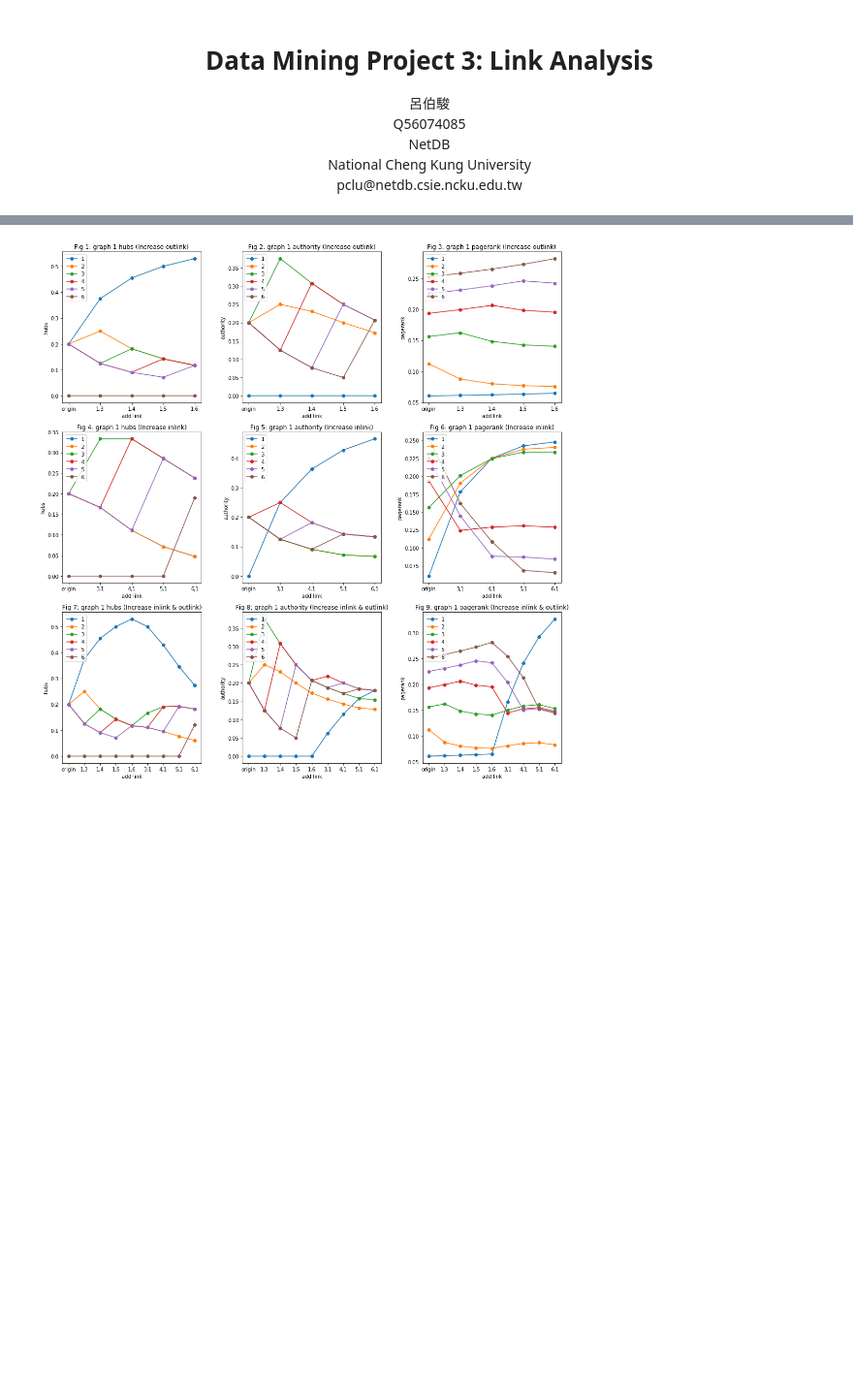
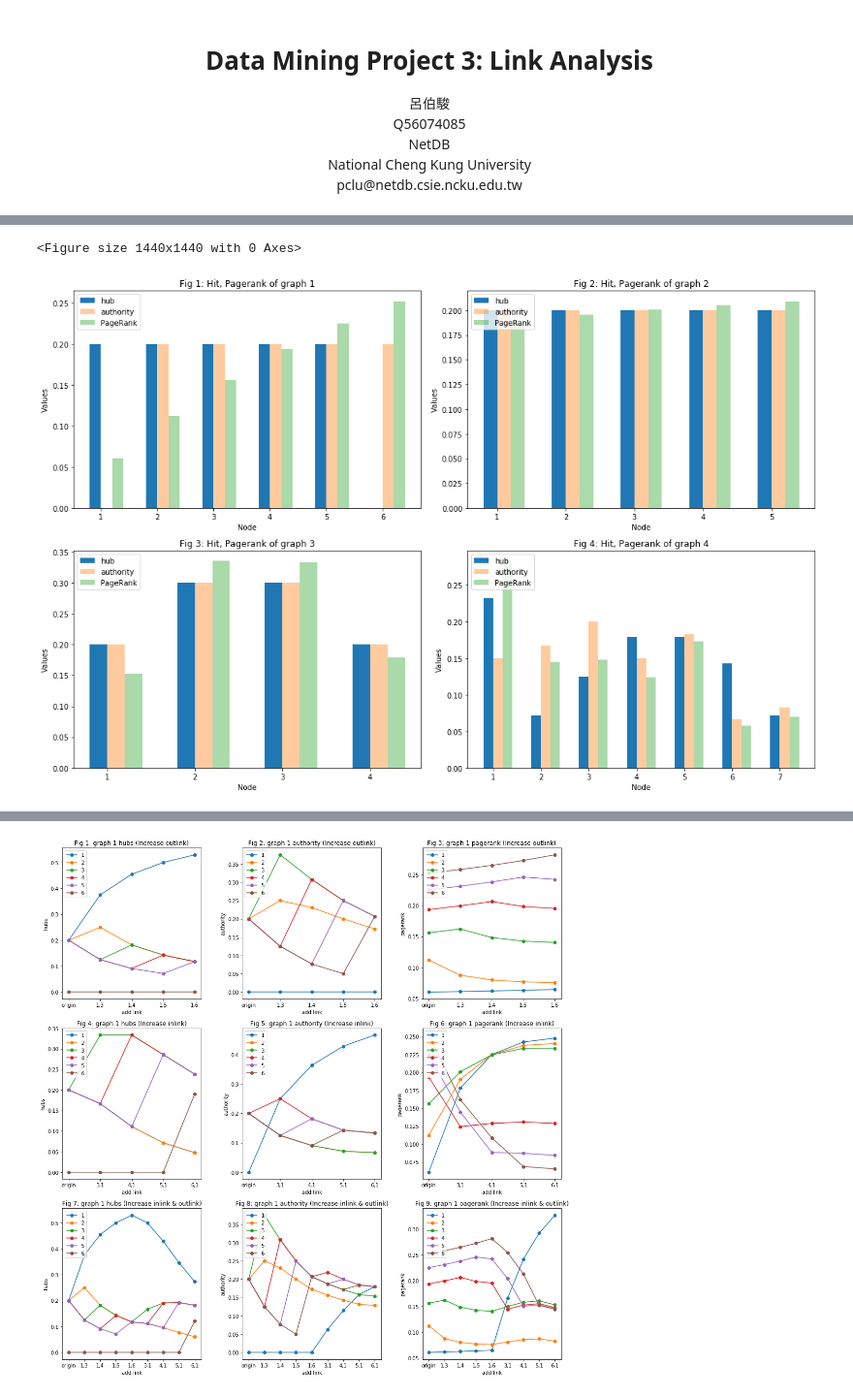
Before and after one commit to Sirius207/Link-Analysis, a Jupyter notebook: Report.ipynb, the cells around one changed output, grey strips where cells are left out. Shown at 97% size. Drawn from its saved outputs; the diff is of its cells as text; code cells hidden in the pictures; blank space fills up the shorter version.

Commit message:
add basic results of graph 1~4 in report

```diff
--- a/Report.ipynb
+++ b/Report.ipynb
@@ -46 +66,57 @@
+# %%
+%matplotlib inline
+import pandas as pd
+import matplotlib.pyplot as plt
+
+plt.figure(figsize=(20, 20))
+def show_basic_results(graph_id, labels, title, ax):
+    legends = ['hub', 'authority', 'PageRank']
+
+    base_path = 'exp/graph_' + str(graph_id)
+    result = pd.read_csv(base_path + '/origin.csv')
+
+    x = result['node']
+    y_1 = result['hubs']
+    y_2 = result['authorities']
+    y_3 = result['pagerank']
+
+    bar_width = 0.2
+    opacity = 0.4
+    ax.bar(x, y_1, bar_width, label='hub')
+    ax.bar(x + bar_width, y_2, bar_width, alpha=opacity, label='authority')
+    ax.bar(x + bar_width*2, y_3, bar_width, alpha=opacity, label='PageRank')
+
+    ax.set_xlabel('Node')
+    ax.set_ylabel('Values')
+    ax.set_xticks(x + bar_width / 2)
+    ax.set_xticklabels(labels)
+    ax.legend(legends, loc=2)
+    ax.set_title(title)
+
+def show_full_results(fig_num):
+    label_group = [
+        ('1','2','3','4','5','6'),
+        ('1','2','3','4','5'),
+        ('1','2','3','4'),
+        ('1','2','3','4','5','6','7')
+    ]
+
+    fig, ax = plt.subplots(2,2,figsize=(15,10))
+    index = [[0,0],[0,1],[1,0],[1,1]]
+
+    for graph_id in range(4):
+        title = f'Fig {fig_num}: Hit, Pagerank of graph {graph_id+1}'
+        labels = label_group[graph_id]
+        r = index[graph_id][0]
+        c = index[graph_id][1]
+        show_basic_results(graph_id+1, labels, title, ax[r,c])
+        fig_num += 1
+
+
+show_full_results(1)
+plt.tight_layout()
+plt.show()
+# %% [output]
+<Figure size 1440x1440 with 0 Axes>
+[figure, added]
 # %% [markdown]
```
Also changed, not shown: parts of 4 cells of this notebook.
